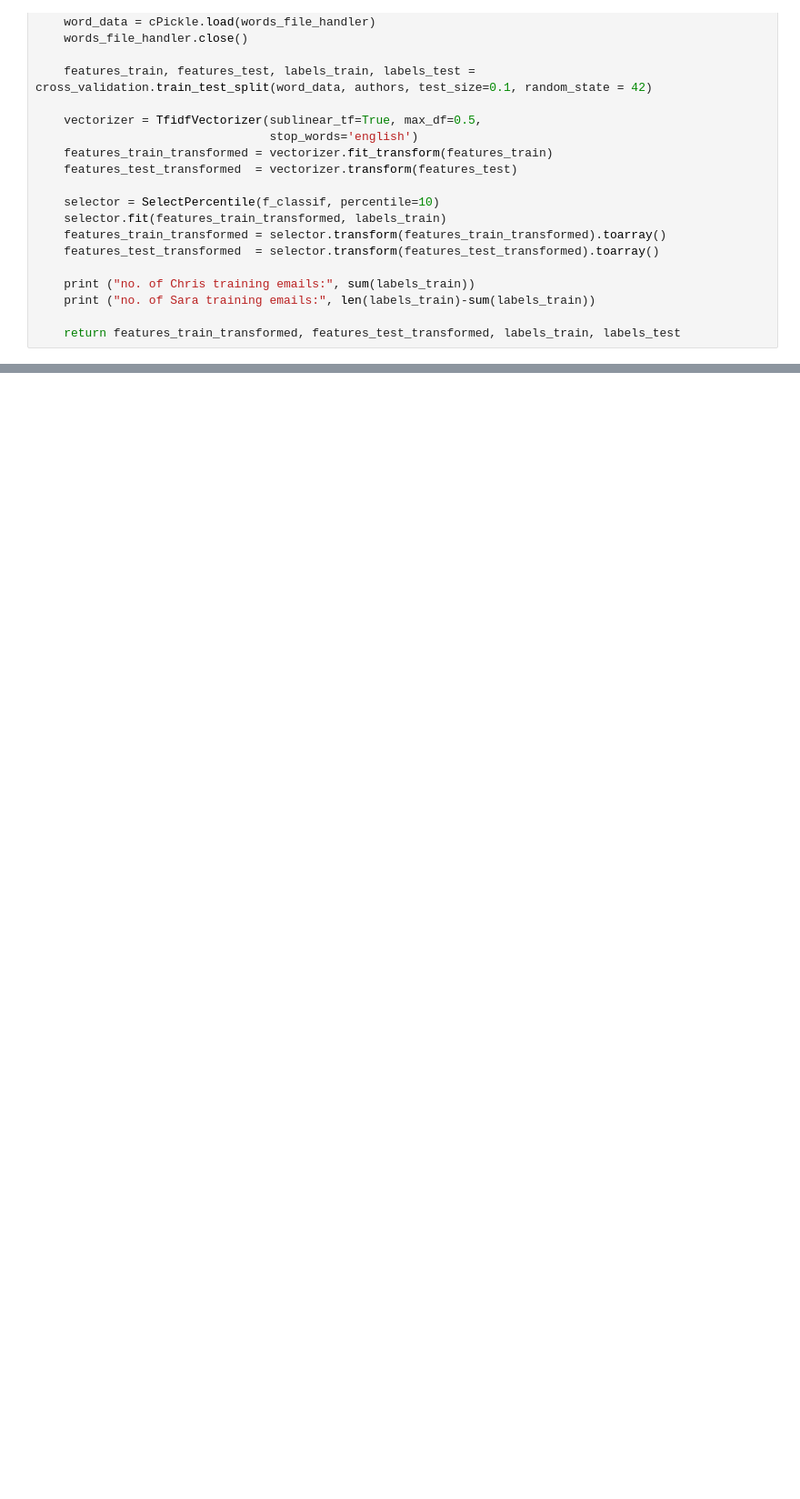
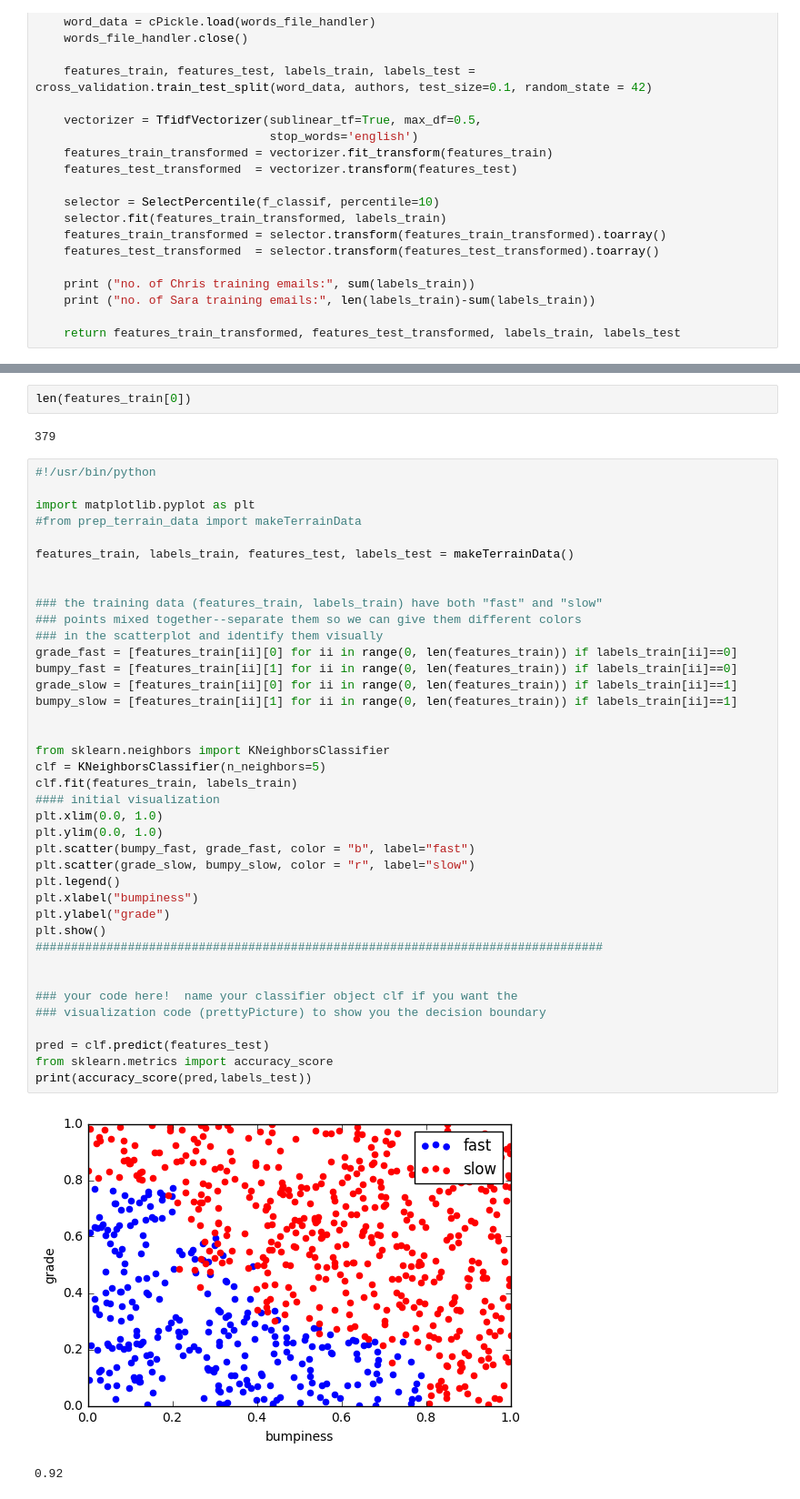
Before and after one commit to rishikeshkushwaha/learning_from_tutorials, a Jupyter notebook: UDACITY- Intro to machine learning.ipynb, the cells around one changed output, grey strips where cells are left out. Shown at 91% size. Cells and saved outputs as stored; diff of their text form; blank space fills up the shorter version.

```diff
--- a/UDACITY- Intro to machine learning.ipynb
+++ b/UDACITY- Intro to machine learning.ipynb
@@ -100,0 +305,46 @@ def preprocess(words_file = "../Documents/ud120-projects-master/tools/word_data.
+# %%
+len(features_train[0])
+# %% [output]
+379
+# %%
+#!/usr/bin/python
+
+import matplotlib.pyplot as plt
+#from prep_terrain_data import makeTerrainData
+
+features_train, labels_train, features_test, labels_test = makeTerrainData()
+
+
+### the training data (features_train, labels_train) have both "fast" and "slow"
+### points mixed together--separate them so we can give them different colors
+### in the scatterplot and identify them visually
+grade_fast = [features_train[ii][0] for ii in range(0, len(features_train)) if labels_train[ii]==0]
+bumpy_fast = [features_train[ii][1] for ii in range(0, len(features_train)) if labels_train[ii]==0]
+grade_slow = [features_train[ii][0] for ii in range(0, len(features_train)) if labels_train[ii]==1]
+bumpy_slow = [features_train[ii][1] for ii in range(0, len(features_train)) if labels_train[ii]==1]
+
+
+from sklearn.neighbors import KNeighborsClassifier
+clf = KNeighborsClassifier(n_neighbors=5)
+clf.fit(features_train, labels_train)
+#### initial visualization
+plt.xlim(0.0, 1.0)
+plt.ylim(0.0, 1.0)
+plt.scatter(bumpy_fast, grade_fast, color = "b", label="fast")
+plt.scatter(grade_slow, bumpy_slow, color = "r", label="slow")
+plt.legend()
+plt.xlabel("bumpiness")
+plt.ylabel("grade")
+plt.show()
+################################################################################
+
+
+### your code here!  name your classifier object clf if you want the
+### visualization code (prettyPicture) to show you the decision boundary
+
+pred = clf.predict(features_test)
+from sklearn.metrics import accuracy_score
+print(accuracy_score(pred,labels_test))
+# %% [output]
+[figure, added]
+0.92
```
Also changed, not shown: parts of 42 cells of this notebook.
